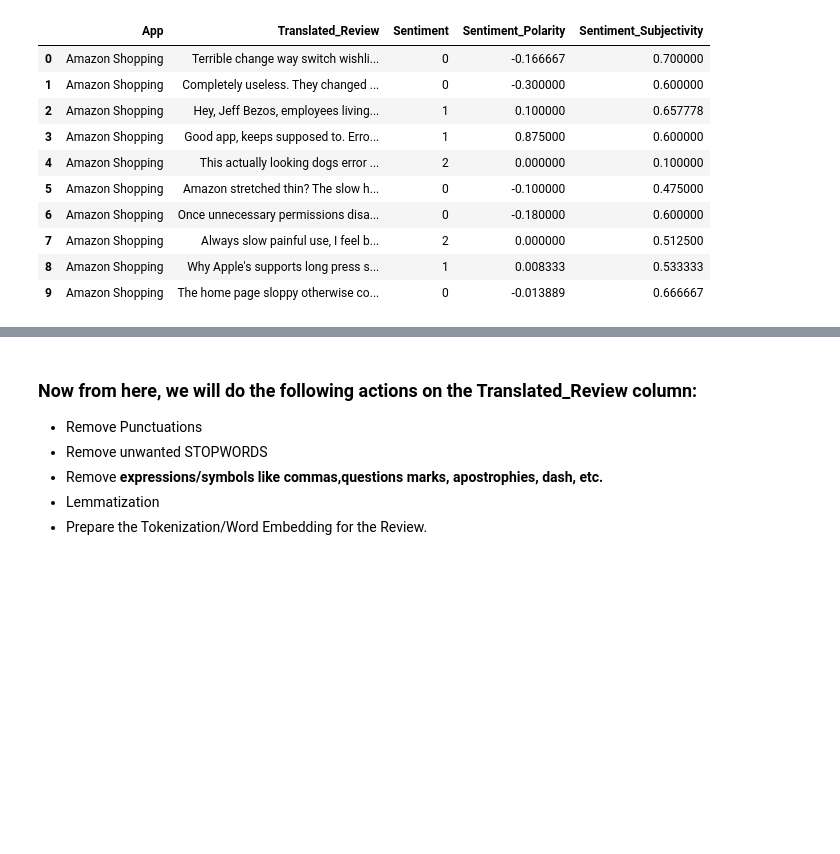
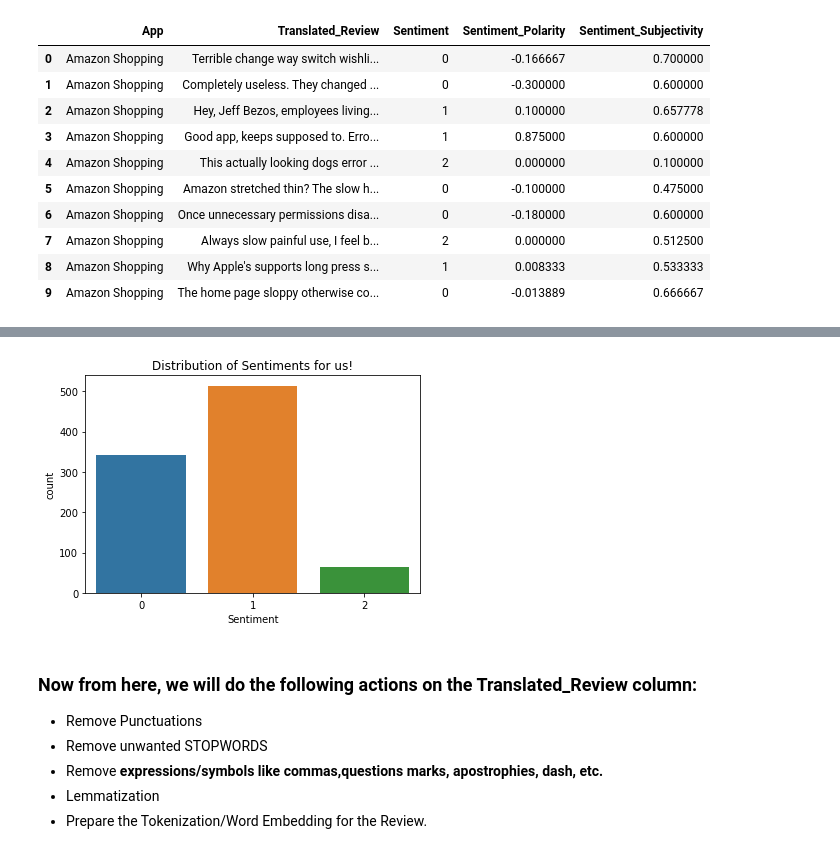
Before and after one commit to mishra-atul5001/Data-Science-Medium-Content, a Jupyter notebook: Play Store DataSet/Top 3 Apps Reviews Notebook.ipynb, the cells around one changed output, grey strips where cells are left out. Saved outputs shown, nothing was run; the diff lists cells and outputs as text; code cells hidden in the pictures; blank space fills up the shorter version.

```diff
--- a/Play Store DataSet/Top 3 Apps Reviews Notebook.ipynb
+++ b/Play Store DataSet/Top 3 Apps Reviews Notebook.ipynb
@@ -82,3 +113,8 @@ sentiment_data.head(8)
+# %%
+sns.countplot(x = 'Sentiment',data = sentiment_data);
+plt.title('Distribution of Sentiments for us!');
+# %% [output]
+[figure, added]
 # %% [markdown]
 ### Now from here, we will do the following actions on the Translated_Review column:
 - Remove Punctuations
```
Also changed, not shown: parts of 28 cells of this notebook.
